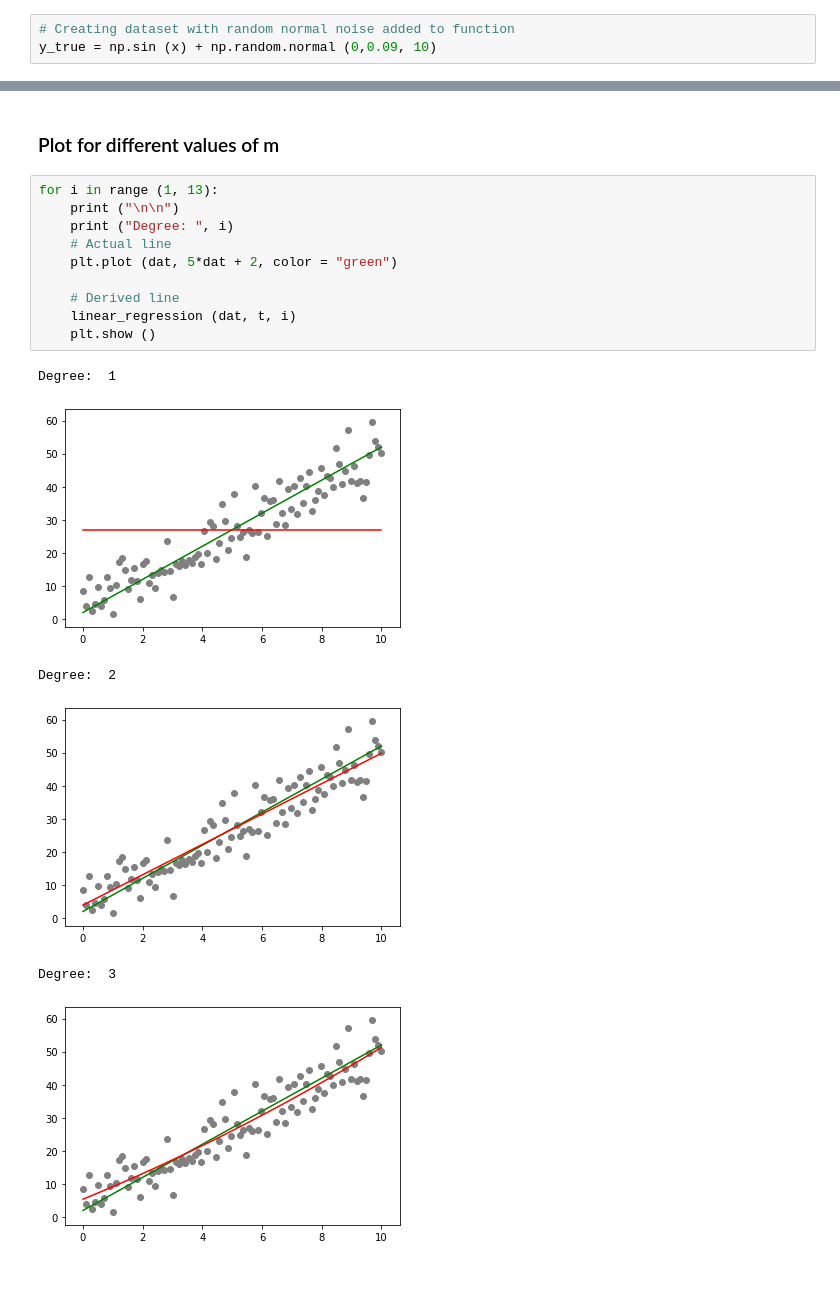
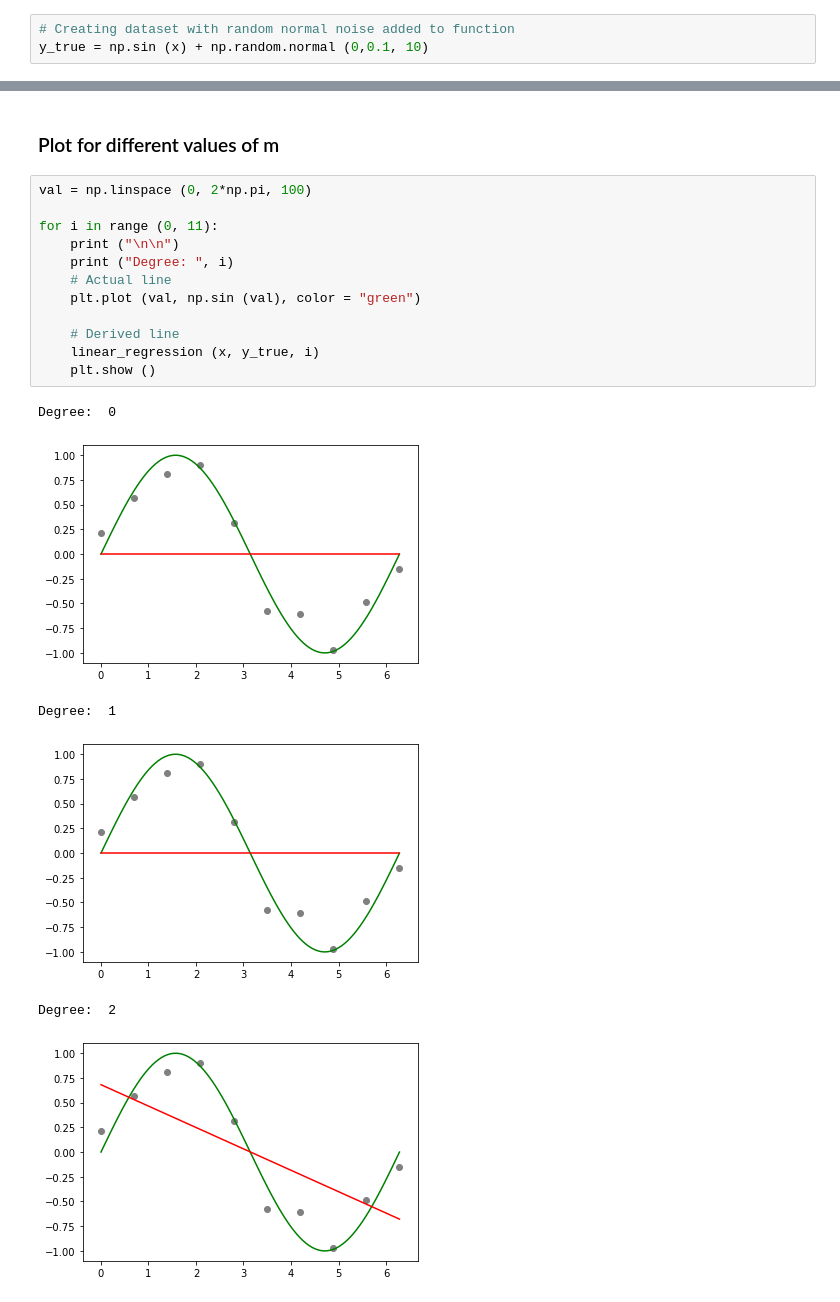
Before and after one commit to AnkitDimri/Machine-Learning, a Jupyter notebook: Linear-regression-sine-matrix.ipynb, the cells around one changed output, grey strips where cells are left out. Saved outputs shown, nothing was run; the diff lists cells and outputs as text.

```diff
--- a/Linear-regression-sine-matrix.ipynb
+++ b/Linear-regression-sine-matrix.ipynb
@@ -31,7 +31,7 @@ plt.scatter (x, y)
 ### Create data with random normal noise added
 # %%
 # Creating dataset with random normal noise added to function
-y_true = np.sin (x) + np.random.normal (0,0.09, 10)
+y_true = np.sin (x) + np.random.normal (0,0.1, 10)
 # %%
 # Plot the real data (noised) with respect to actual sine function
 plt.scatter (x, y_true)
@@ -126,19 +123,21 @@ t = 5*dat + 2 + np.random.normal (0, 5, 100)
 # %% [markdown]
 ### Plot for different values of m
 # %%
-for i in range (1, 13):
+val = np.linspace (0, 2*np.pi, 100)
+
+for i in range (0, 11):
     print ("\n\n")
     print ("Degree: ", i)
     # Actual line
-    plt.plot (dat, 5*dat + 2, color = "green")
+    plt.plot (val, np.sin (val), color = "green")
 
     # Derived line
-    linear_regression (dat, t, i)
+    linear_regression (x, y_true, i)
     plt.show ()
 # %% [output]
-Degree:  1
+Degree:  0
-[figure, old version]
+[figure, new version]
-Degree:  2
+Degree:  1
-[figure, old version]
+[figure, new version]
-Degree:  3
+Degree:  2
-[figure, old version]
+[figure, new version]
```
Also changed, not shown: parts of 7 cells of this notebook.
